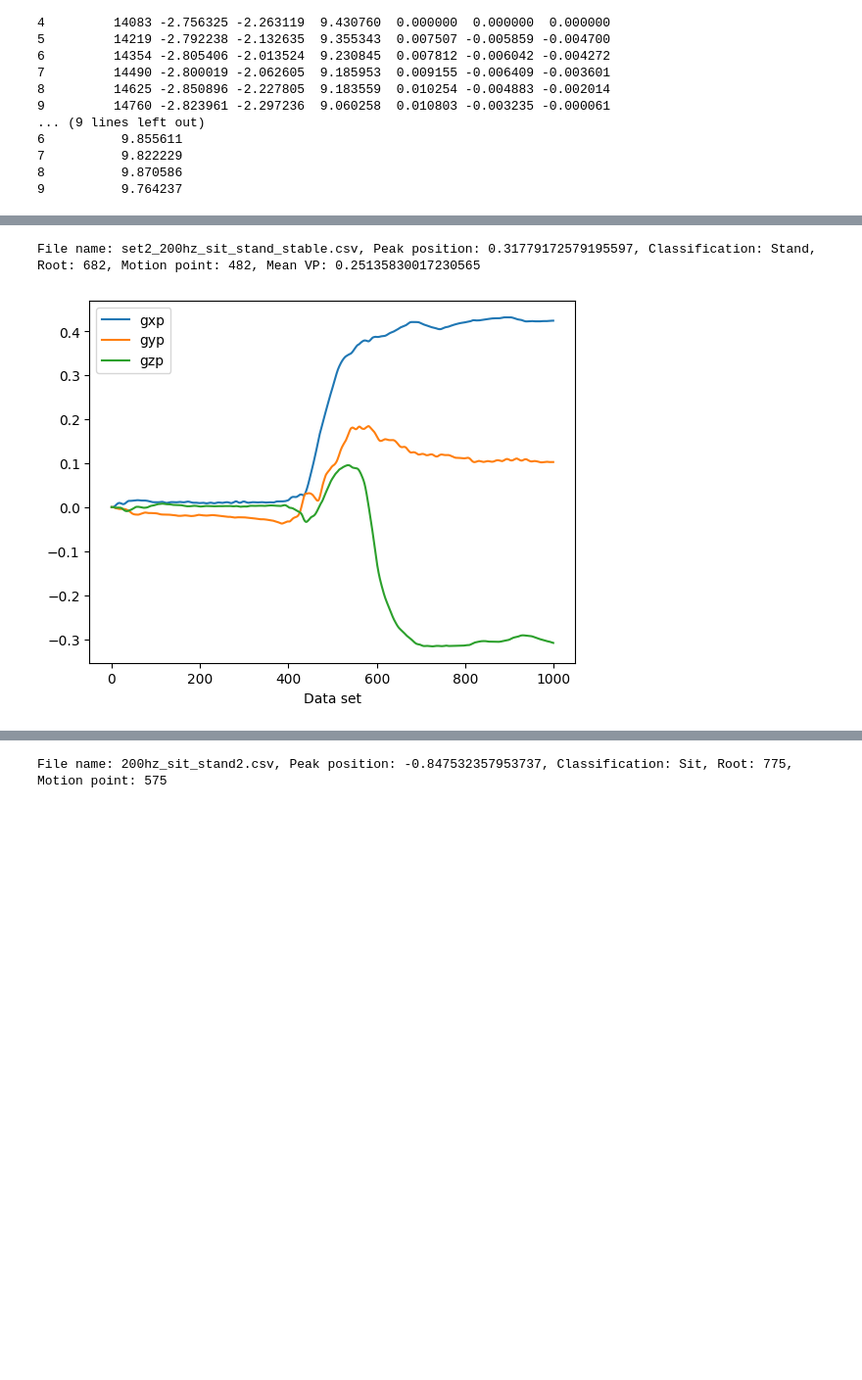
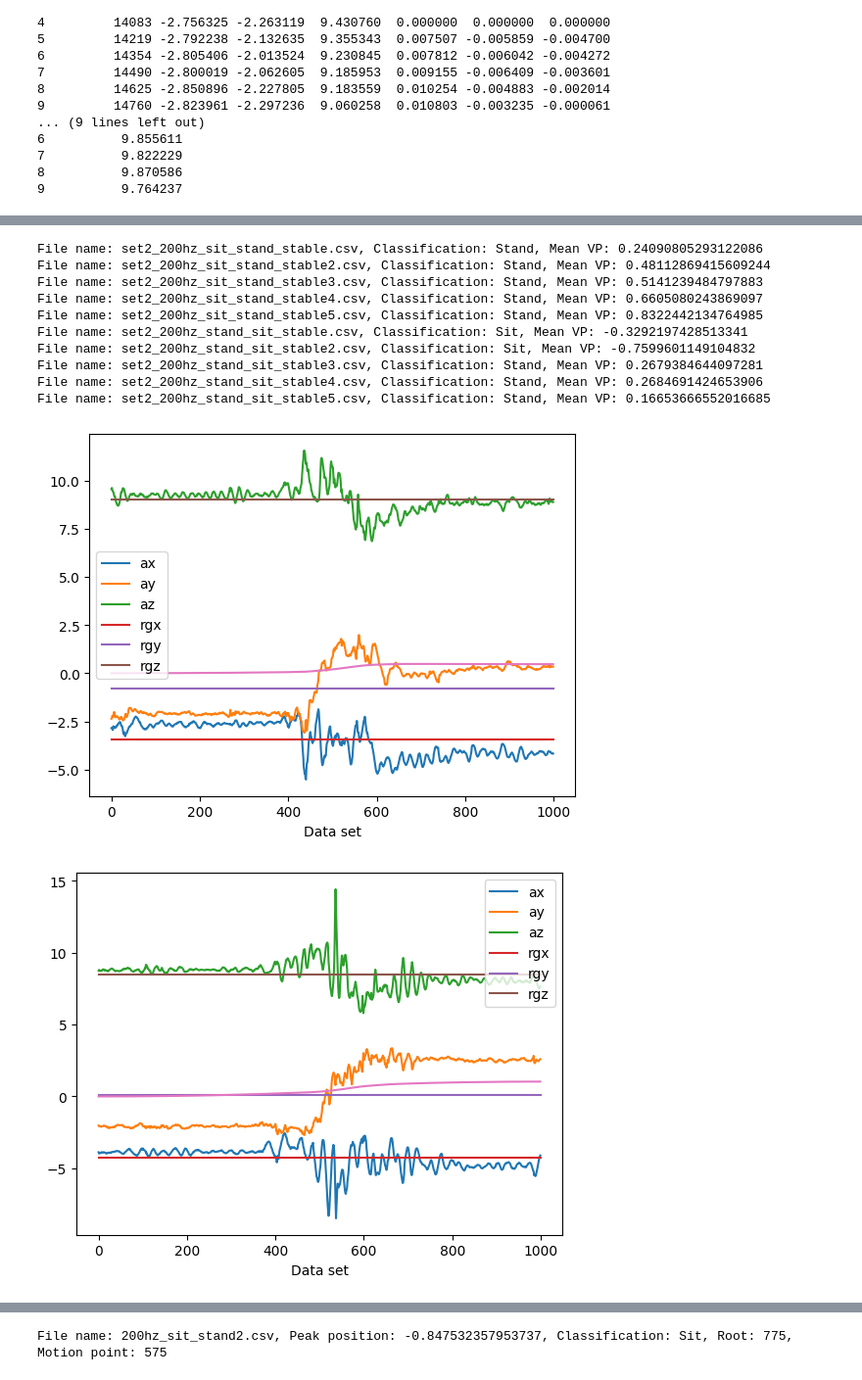
Before and after one commit to jtagrgh/standup-thing, a Jupyter notebook: classification-poc/analysis.ipynb, the cells around one changed output, grey strips where cells are left out. Shown at 98% size. Saved outputs shown, nothing was run; the diff lists cells and outputs as text; code cells hidden in the pictures; blank space fills up the shorter version.

Commit message:
Do gooder rotation correction

```diff
--- a/classification-poc/analysis.ipynb
+++ b/classification-poc/analysis.ipynb
@@ -125,8 +263,18 @@ def analyze(data, names):
 # %%
 all_data = stand_data_2 + sit_data_2
 all_names = stand_set_2_file_names + sit_set_2_file_names
 
-analyze(all_data[0:1], all_names[0:1])
+analyze_using_rotation_approx(all_data, all_names)
 # %% [output]
-File name: set2_200hz_sit_stand_stable.csv, Peak position: 0.31779172579195597, Classification: Stand, Root: 682, Motion point: 482, Mean VP: 0.25135830017230565
+File name: set2_200hz_sit_stand_stable.csv, Classification: Stand, Mean VP: 0.24090805293122086
+File name: set2_200hz_sit_stand_stable2.csv, Classification: Stand, Mean VP: 0.48112869415609244
+File name: set2_200hz_sit_stand_stable3.csv, Classification: Stand, Mean VP: 0.5141239484797883
+File name: set2_200hz_sit_stand_stable4.csv, Classification: Stand, Mean VP: 0.6605080243869097
+File name: set2_200hz_sit_stand_stable5.csv, Classification: Stand, Mean VP: 0.8322442134764985
+File name: set2_200hz_stand_sit_stable.csv, Classification: Sit, Mean VP: -0.3292197428513341
+File name: set2_200hz_stand_sit_stable2.csv, Classification: Sit, Mean VP: -0.7599601149104832
+File name: set2_200hz_stand_sit_stable3.csv, Classification: Stand, Mean VP: 0.2679384644097281
+File name: set2_200hz_stand_sit_stable4.csv, Classification: Stand, Mean VP: 0.2684691424653906
+File name: set2_200hz_stand_sit_stable5.csv, Classification: Stand, Mean VP: 0.16653666552016685
-[figure, old version]
+[figure, new version]
+[figure, added]
```
Also changed, not shown: parts of 5 cells of this notebook, 7 other files.
